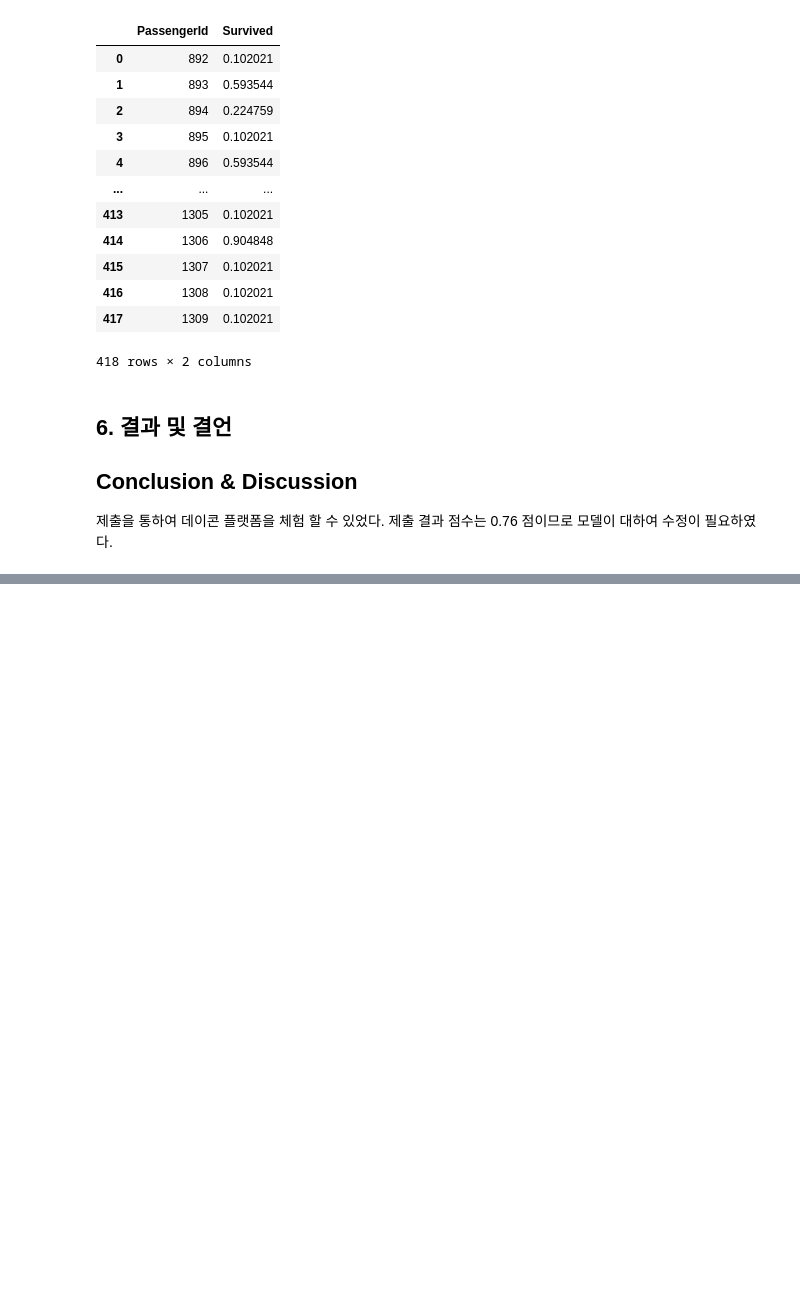
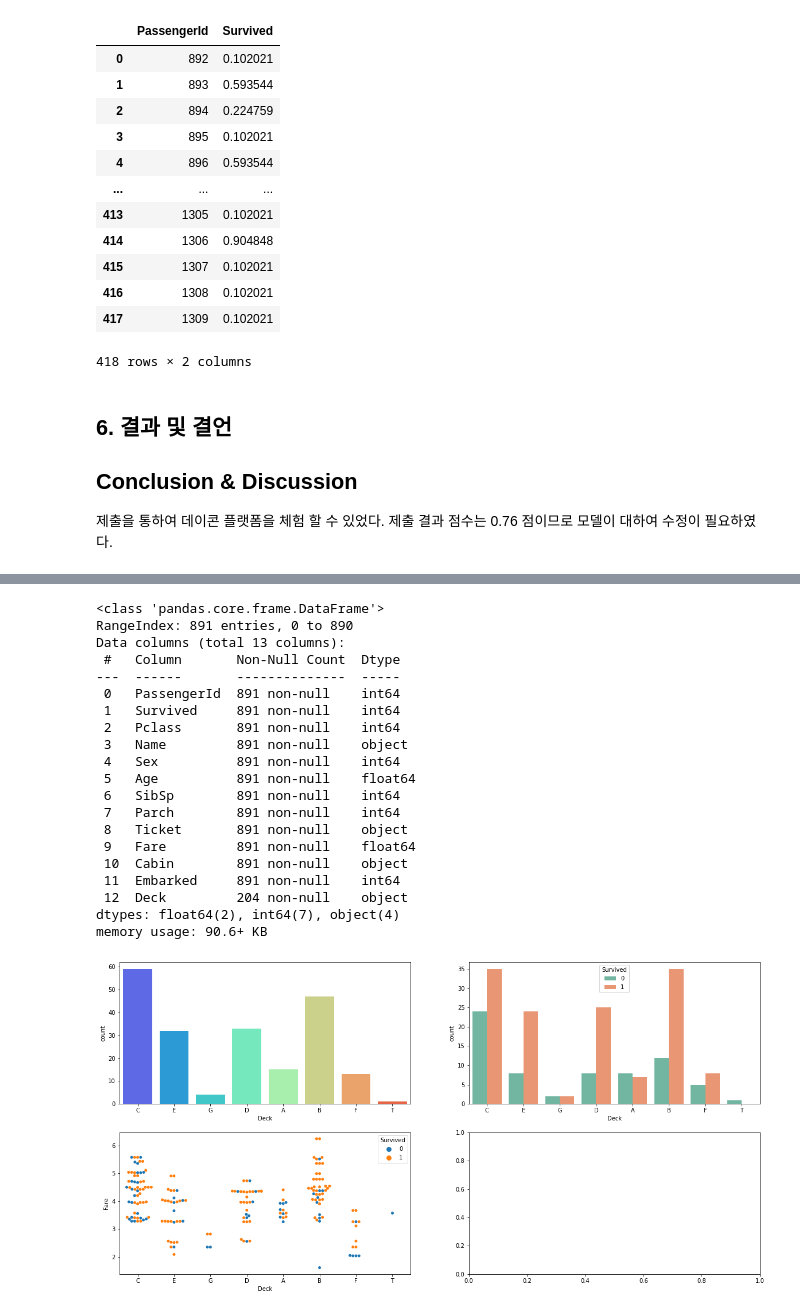
Before and after one commit to SundayDeepLearning/SundayDeepLearning, a Jupyter notebook: MC_Titanic/src/titanic.ipynb, the cells around one changed output, grey strips where cells are left out. Drawn from its saved outputs; the diff is of its cells as text; code cells hidden in the pictures; blank space fills up the shorter version.

```diff
--- a/MC_Titanic/src/titanic.ipynb
+++ b/MC_Titanic/src/titanic.ipynb
@@ -503,0 +763,33 @@ submission.to_csv('Decision_tree_pred.csv', index=False)
+# %%
+t_train = train
+t_train["Deck"] = t_train.Cabin.str.extract(r'([a-zA-Z])')
+
+fig, ax = plt.subplots(2,2,figsize=(20,10))
+sns.countplot(t_train.Deck, ax=ax[0,0], palette="rainbow");
+sns.countplot(train.Deck, hue=train.Survived, ax=ax[0,1], palette="Set2");
+sns.swarmplot(train.Deck, train.Fare.apply(np.log), ax=ax[1,0], hue=train.Survived);
+t_train['Deck'].value_counts()
+
+t_train.info()
+# %% [output]
+<class 'pandas.core.frame.DataFrame'>
+RangeIndex: 891 entries, 0 to 890
+Data columns (total 13 columns):
+ #   Column       Non-Null Count  Dtype
+---  ------       --------------  -----
+ 0   PassengerId  891 non-null    int64
+ 1   Survived     891 non-null    int64
+ 2   Pclass       891 non-null    int64
+ 3   Name         891 non-null    object
+ 4   Sex          891 non-null    int64
+ 5   Age          891 non-null    float64
+ 6   SibSp        891 non-null    int64
+ 7   Parch        891 non-null    int64
+ 8   Ticket       891 non-null    object
+ 9   Fare         891 non-null    float64
+ 10  Cabin        891 non-null    object
+ 11  Embarked     891 non-null    int64
+ 12  Deck         204 non-null    object
+dtypes: float64(2), int64(7), object(4)
+memory usage: 90.6+ KB
+[figure, added]
```
Also changed, not shown: parts of 26 cells of this notebook.
